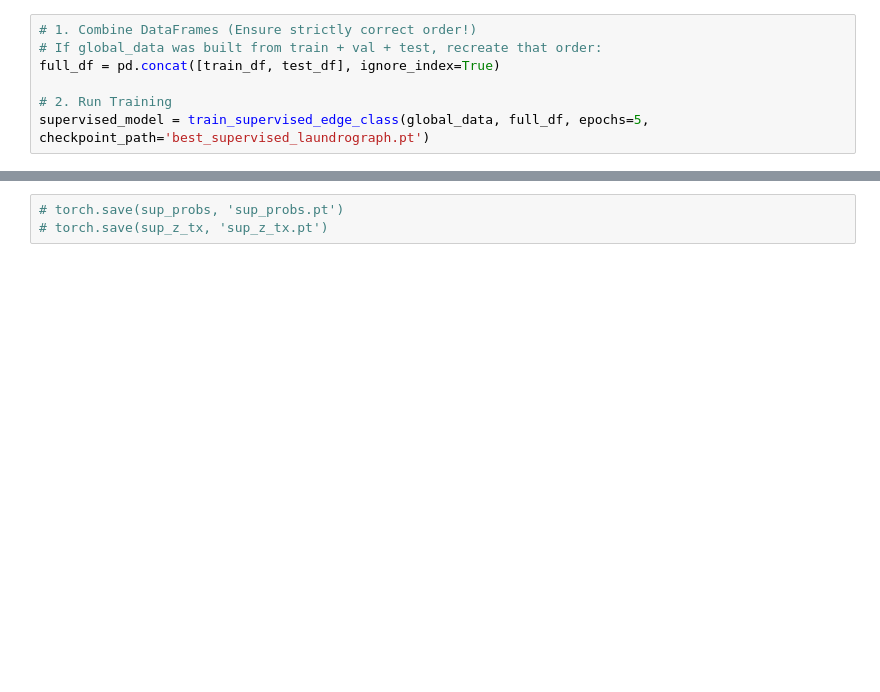
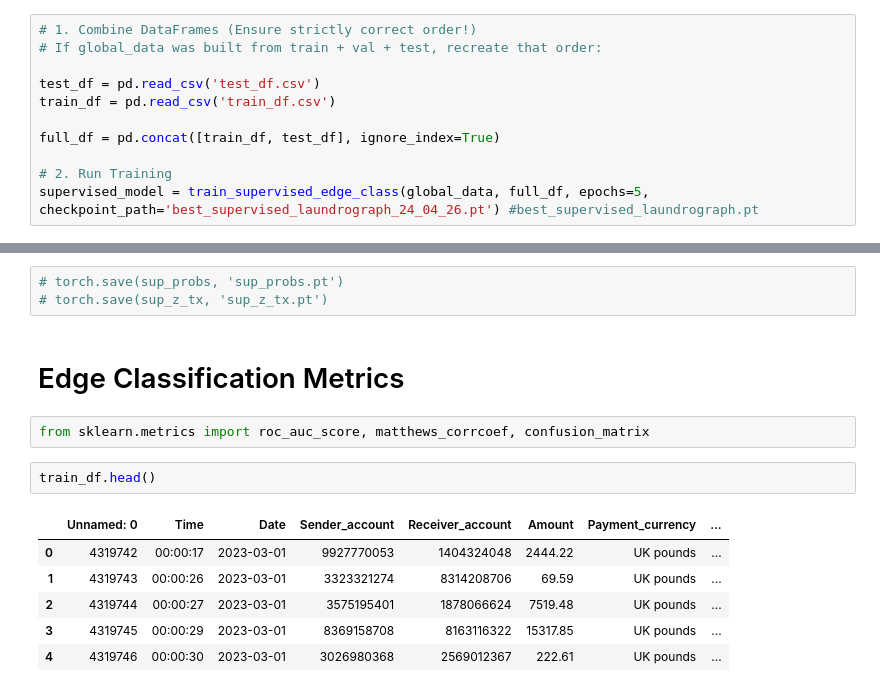
Before and after one commit to sandrokhizanishvili/AML_GNN_GMA, a Jupyter notebook: existing files/Copy_of_LaundroGraph_v2.ipynb, the cells around one changed output, grey strips where cells are left out. Cells and saved outputs as stored; diff of their text form; blank space fills up the shorter version.

```diff
--- a/existing files/Copy_of_LaundroGraph_v2.ipynb
+++ b/existing files/Copy_of_LaundroGraph_v2.ipynb
@@ -1344,10 +1357,14 @@ def train_supervised_edge_class(global_data, full_df, epochs=5, batch_size=1024,
 # %%
 # 1. Combine DataFrames (Ensure strictly correct order!)
 # If global_data was built from train + val + test, recreate that order:
+
+test_df = pd.read_csv('test_df.csv')
+train_df = pd.read_csv('train_df.csv')
+
 full_df = pd.concat([train_df, test_df], ignore_index=True)
 
 # 2. Run Training
-supervised_model = train_supervised_edge_class(global_data, full_df, epochs=5, checkpoint_path='best_supervised_laundrograph.pt')
+supervised_model = train_supervised_edge_class(global_data, full_df, epochs=5, checkpoint_path='best_supervised_laundrograph_24_04_26.pt') #best_supervised_laundrograph.pt
 # %% [output]
 Training Supervised Classifier on: cuda
   Positives: 1444 | Negatives: 1357114
@@ -1473,3 +1512,16 @@ Done. Generated 656582 predictions.
 # %%
 # torch.save(sup_probs, 'sup_probs.pt')
 # torch.save(sup_z_tx, 'sup_z_tx.pt')
+# %% [markdown]
+# Edge Classification Metrics
+# %%
+from sklearn.metrics import roc_auc_score, matthews_corrcoef, confusion_matrix
+# %%
+train_df.head()
+# %% [output]
+|  | Unnamed: 0 | Time | Date | Sender_account | Receiver_account | Amount | Payment_currency | ... |
+| 0 | 4319742 | 00:00:17 | 2023-03-01 | 9927770053 | 1404324048 | 2444.22 | UK pounds | ... |
+| 1 | 4319743 | 00:00:26 | 2023-03-01 | 3323321274 | 8314208706 | 69.59 | UK pounds | ... |
+| 2 | 4319744 | 00:00:27 | 2023-03-01 | 3575195401 | 1878066624 | 7519.48 | UK pounds | ... |
+| 3 | 4319745 | 00:00:29 | 2023-03-01 | 8369158708 | 8163116322 | 15317.85 | UK pounds | ... |
+| 4 | 4319746 | 00:00:30 | 2023-03-01 | 3026980368 | 2569012367 | 222.61 | UK pounds | ... |
```
Also changed, not shown: parts of 16 cells of this notebook.
